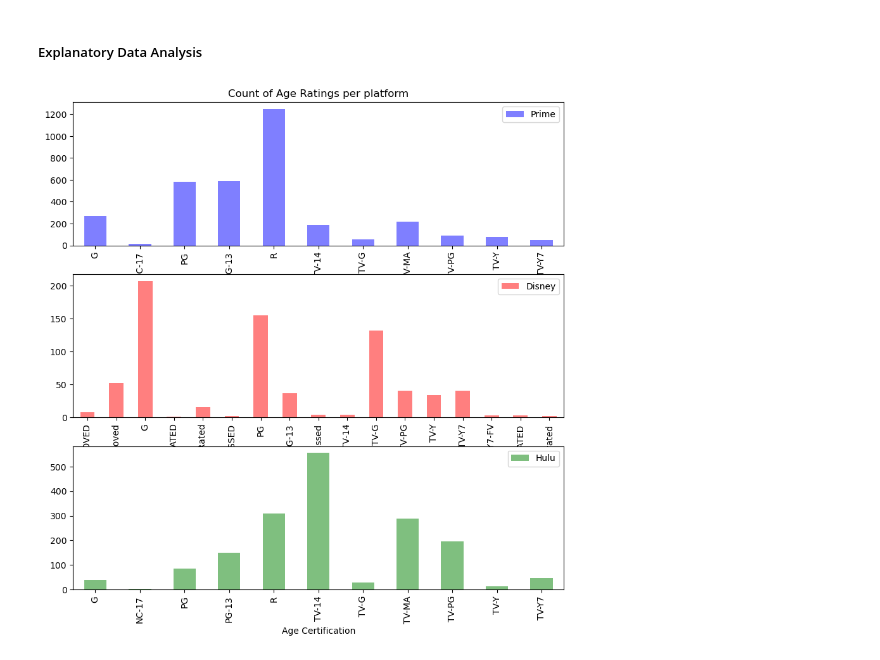
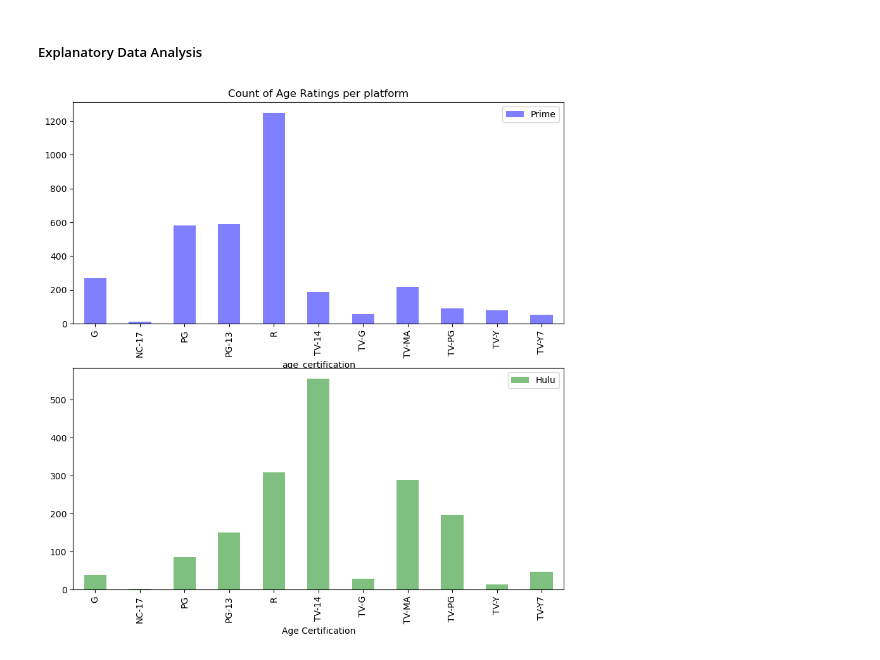
Before and after one commit to aprativ/Capstone-Project, a Jupyter notebook: movies.ipynb, the cells around one changed output. Cells and saved outputs as stored; diff of their text form; code cells hidden in the pictures.

```diff
--- a/movies.ipynb
+++ b/movies.ipynb
@@ -63,28 +240,26 @@ df.head()
 # %%
 # Rating Distrubution
 # %%
-fig, ax = plt.subplots(3,figsize=(10, 10))
+fig, ax = plt.subplots(2,figsize=(10, 10))
 
 # Plot the first line
 prime_df.groupby(['age_certification']).size().plot.bar(ax=ax[0], color='blue', alpha=0.5, label='Prime')
 
-# Plot the second line
-disney_df.groupby(['rated']).size().plot.bar(ax=ax[1], color='red', alpha=0.5, label='Disney')
 
 # Plot the third line
-hulu_df.groupby(['age_certification']).size().plot.bar(ax=ax[2], color='green', alpha=0.5, label='Hulu')
+hulu_df.groupby(['age_certification']).size().plot.bar(ax=ax[1], color='green', alpha=0.5, label='Hulu')
 
 # Set the title and labels
 ax[0].set_title('Count of Age Ratings per platform')
-ax[2].set_xlabel('Age Certification')
+ax[1].set_xlabel('Age Certification')
 
 
 # Set the legend
 ax[0].legend()
 ax[1].legend()
-ax[2].legend()
+ax[1].legend()
 
 # Show the plot
 plt.show()
 # %% [output]
-[figure, old version]
+[figure, new version]
```
Also changed, not shown: parts of 36 cells of this notebook, 1 other file.
